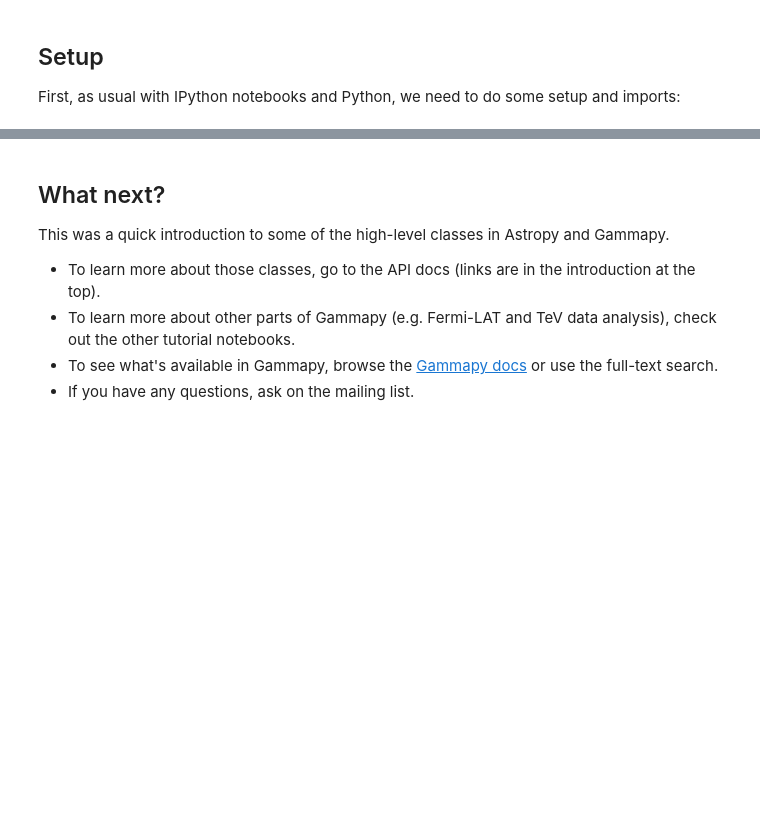
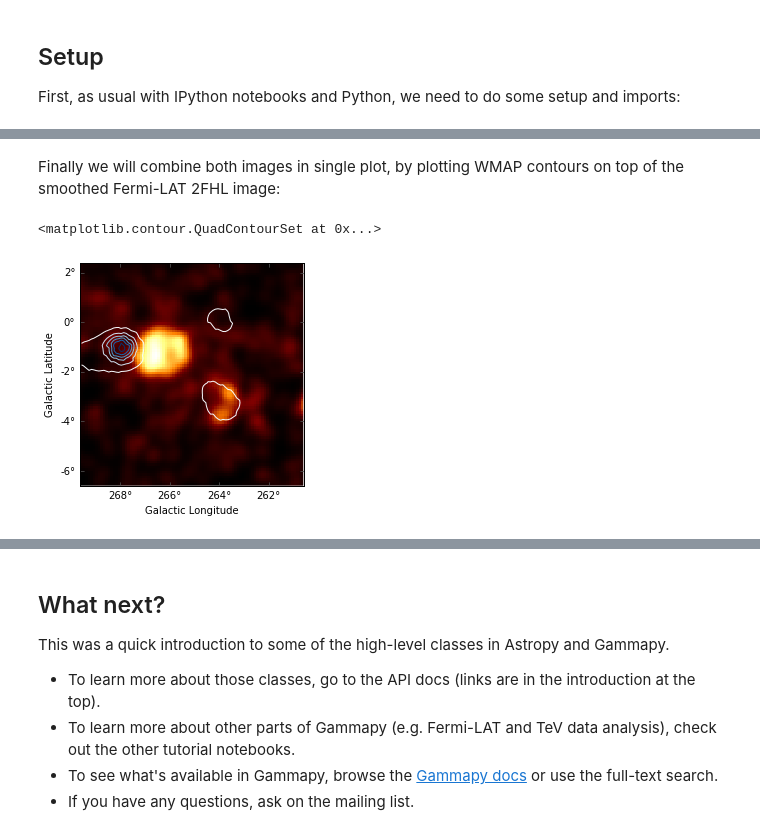
Before and after one commit to gammapy/gammapy-extra, a Jupyter notebook: notebooks/first_steps.ipynb, the cells around one changed output, grey strips where cells are left out. Drawn from its saved outputs; the diff is of its cells as text; code cells hidden in the pictures; blank space fills up the shorter version.

```diff
--- a/notebooks/first_steps.ipynb
+++ b/notebooks/first_steps.ipynb
@@ -124,0 +135,8 @@ source = cat['2FHL J0534.5+2201'] # Crab nebula
+# %% [markdown]
+Finally we will combine both images in single plot, by plotting WMAP contours on top of the smoothed Fermi-LAT 2FHL image:
+# %%
+fig, ax, _ = vela_2fhl_cutout.plot()
+ax.contour(vela_wmap_reprojected_cutout.data, cmap='Blues')
+# %% [output]
+<matplotlib.contour.QuadContourSet at 0x...>
+[figure, added]
```
Also changed, not shown: parts of 52 cells of this notebook.
